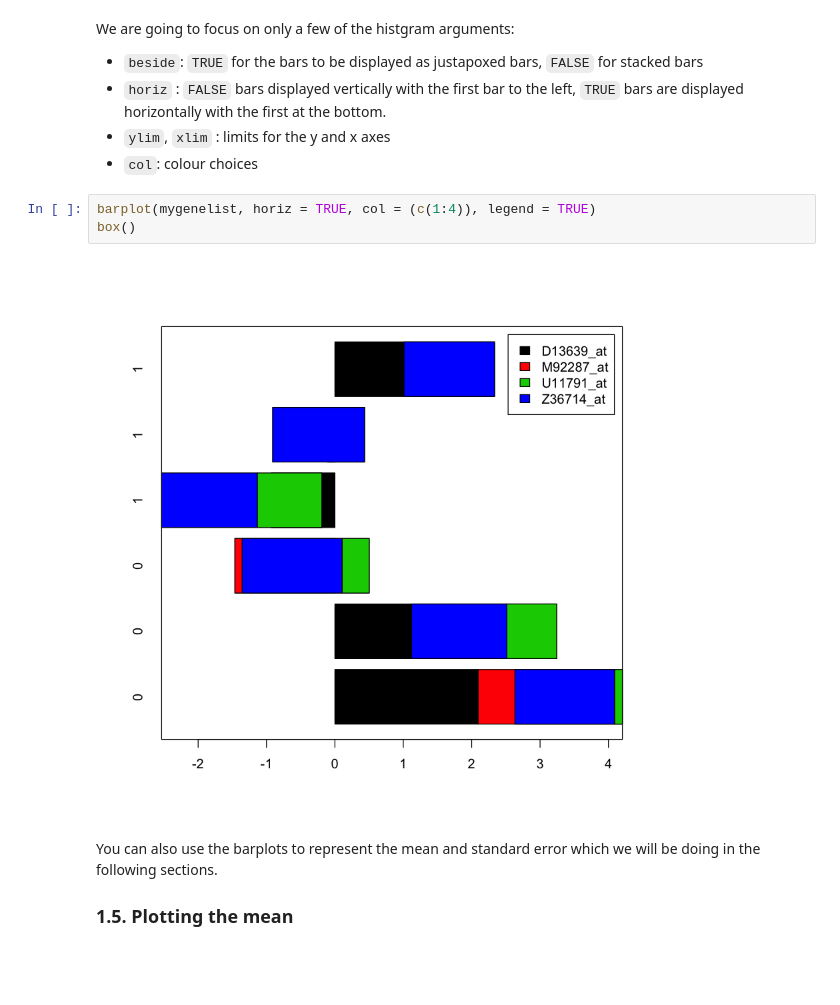
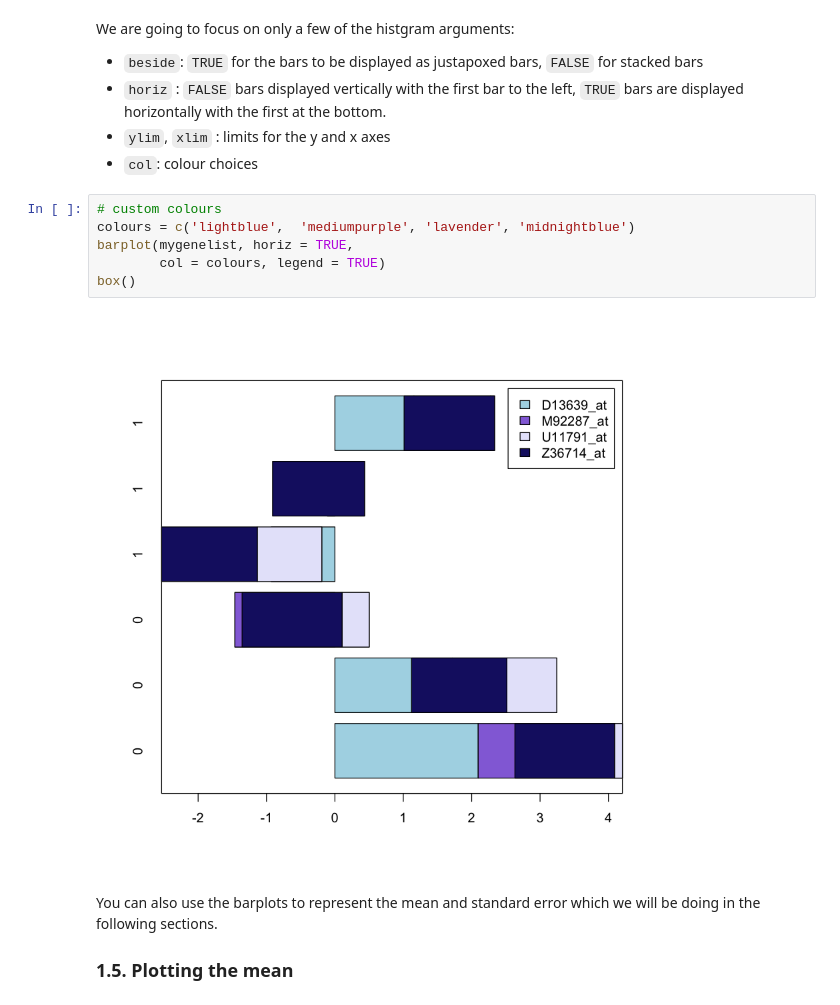
Before and after one commit to trallard/BAD_days, a Jupyter notebook: Day1/Notebook_version/Tutorial.ipynb, the cells around one changed output. Drawn from its saved outputs; the diff is of its cells as text; blank space fills up the shorter version.

```diff
--- a/Day1/Notebook_version/Tutorial.ipynb
+++ b/Day1/Notebook_version/Tutorial.ipynb
@@ -156,10 +157,13 @@ We are going to focus on only a few of the histgram arguments:
 - `ylim`, `xlim` :  limits for the y and x axes
 - `col`: colour choices
 # %%
-barplot(mygenelist, horiz = TRUE, col = (c(1:4)), legend = TRUE)
+# custom colours
+colours = c('lightblue',  'mediumpurple', 'lavender', 'midnightblue')
+barplot(mygenelist, horiz = TRUE,
+        col = colours, legend = TRUE)
 box()
 # %% [output]
-[figure, old version]
+[figure, new version]
 # %% [markdown]
 You can also use the barplots to represent the mean and standard error which we will be doing in the following sections.
 
```
Also changed, not shown: parts of 17 cells of this notebook, 5 other files.
